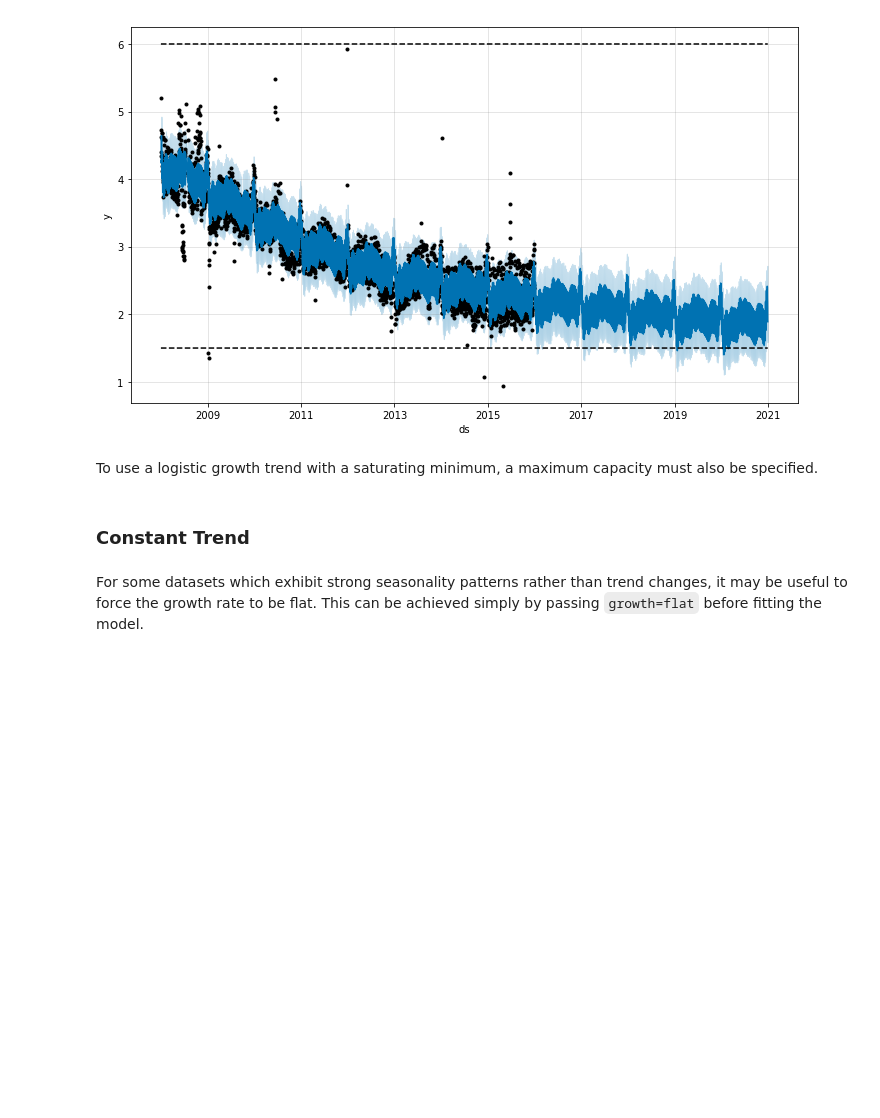
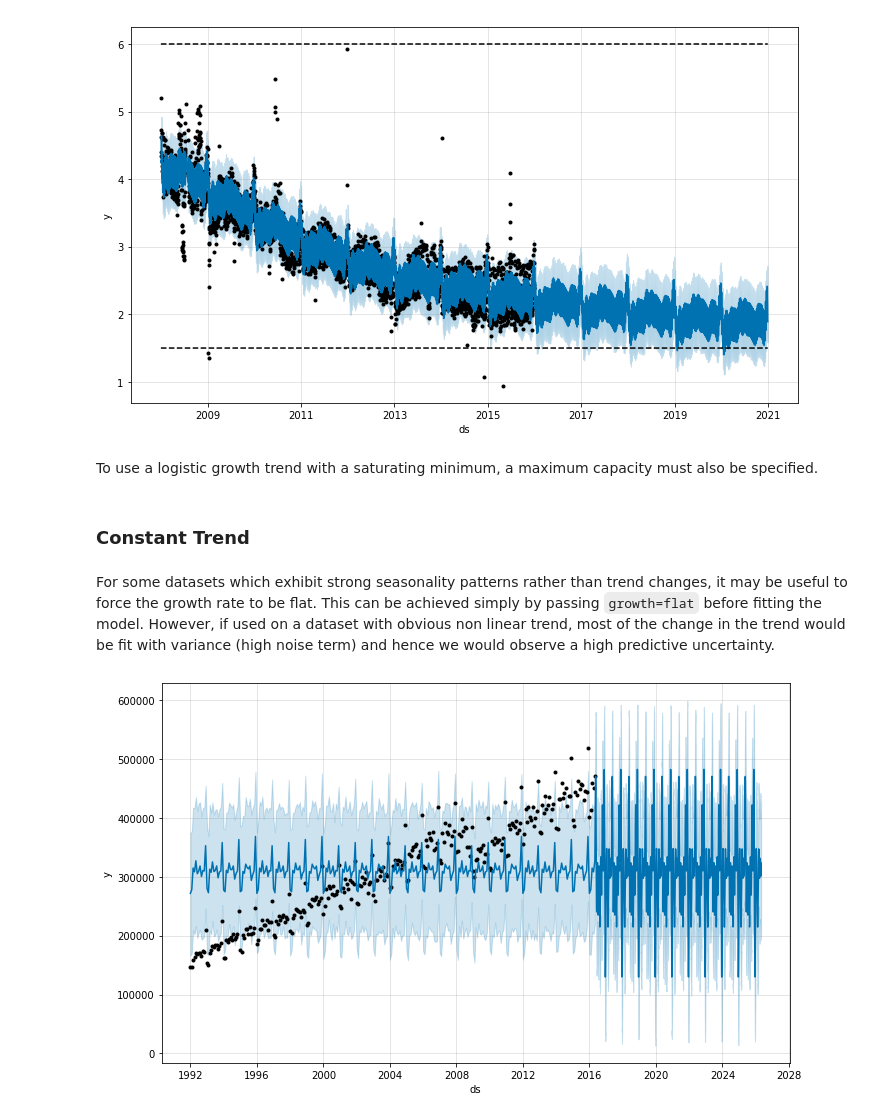
Before and after one commit to facebook/prophet, a Jupyter notebook: notebooks/saturating_forecasts.ipynb, the cells around one changed output. Drawn from its saved outputs; the diff is of its cells as text; code cells hidden in the pictures; blank space fills up the shorter version.

```diff
--- a/notebooks/saturating_forecasts.ipynb
+++ b/notebooks/saturating_forecasts.ipynb
@@ -99,4 +101,4 @@ To use a logistic growth trend with a saturating minimum, a maximum capacity mus
 # %% [markdown]
 ### Constant Trend
 # %% [markdown]
-For some datasets which exhibit strong seasonality patterns rather than trend changes, it may be useful to force the growth rate to be flat. This can be achieved simply by passing `growth=flat` before fitting the model.
+For some datasets which exhibit strong seasonality patterns rather than trend changes, it may be useful to force the growth rate to be flat. This can be achieved simply by passing `growth=flat` before fitting the model. However, if used on a dataset with obvious non linear trend, most of the change in the trend would be fit with variance (high noise term) and hence we would observe a high predictive uncertainty.
@@ -105,0 +105,9 @@ m.fit(df)
+# %%
+df = pd.read_csv('../examples/example_retail_sales.csv')
+m = Prophet(growth='flat')
+m.fit(df)
+future = m.make_future_dataframe(periods=3652)
+fcst = m.predict(future)
+fig = m.plot(fcst)
+# %% [output]
+[figure, added]
```
Also changed, not shown: parts of 2 cells of this notebook, 3 other files.
